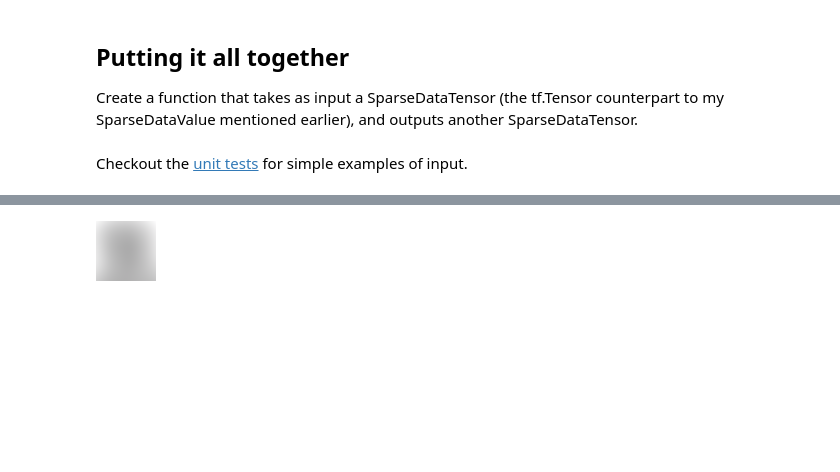
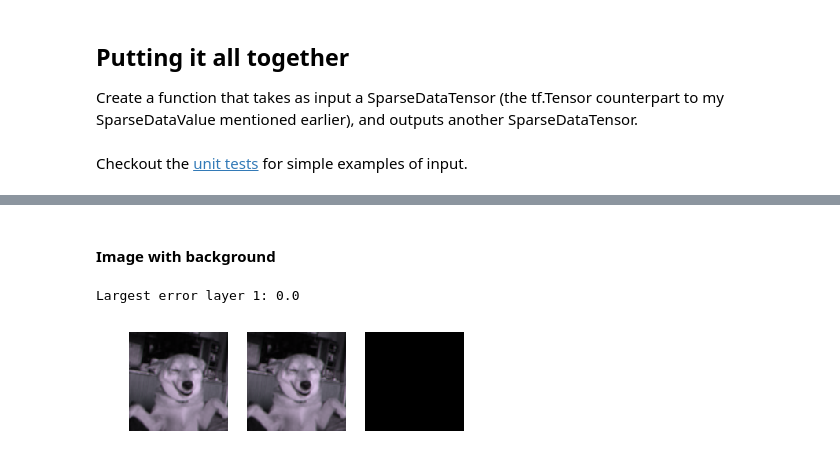
Before and after one commit to IdRatherBeCoding/sparse_cnn, a Jupyter notebook: sparse_cnn.ipynb, the cells around one changed output, grey strips where cells are left out. Drawn from its saved outputs; the diff is of its cells as text; code cells hidden in the pictures; blank space fills up the shorter version.

```diff
--- a/sparse_cnn.ipynb
+++ b/sparse_cnn.ipynb
@@ -167,4 +199,6 @@ def visualise_output(dense):
 # %%
-dog_bg_value = SparseDataValue(np.asarray(dog_bg).astype(np.float32))
+dog_bg_arr = np.asarray(dog_bg).astype(np.float32)
+dog_bg_value = SparseDataValue(dog_bg_arr)
 dog_bg_tensor = SparseDataTensor(dog_bg_value.H, dog_bg_value.M, dog_bg_value.dense_shape, dog_bg_value.ground_state)
+dog_bg_tf = tf.constant(dog_bg_arr, shape=[1, 128, 128, 3])
 # %%
@@ -198,4 +231,35 @@ output
-# %%
-visualise_output(output.to_dense())
-# %% [output]
-[figure, removed]
+# %%
+def build_3_layers_for_each_implementation(sparse_input_tensor, dense_input_tensor):
+    # layer 1
+    sparse_conv_1 = sparse_conv_2d(sparse_input_tensor, W1, f1, n_out_1, b1)
+    sparse_A1 = sparse_conv_1.apply_relu()
+
+    dense_conv_1 = tf.nn.conv2d(dense_input_tensor, tf.reshape(W1, [f1, f1, n_in_1, n_out_1]), strides=[1, 1, 1, 1], padding="VALID")
+    dense_A1 = tf.nn.relu(tf.nn.bias_add(dense_conv_1, b1))
+
+    # layer 2
+    sparse_conv_2 = sparse_conv_2d(sparse_A1, W2, f2, n_out_2, b2)
+    sparse_A2 = sparse_conv_2.apply_relu()
+
+    dense_conv_2 = tf.nn.conv2d(dense_A1, tf.reshape(W2, [f2, f2, n_out_1, n_out_2]), strides=[1, 1, 1, 1], padding="VALID")
+    dense_A2 = tf.nn.relu(tf.nn.bias_add(dense_conv_2, b2))
+
+    # layer 3
+    sparse_conv_3 = sparse_conv_2d(sparse_A2, W3, f3, n_out_3, b3)
+    sparse_A3 = sparse_conv_3.apply_relu()
+
+    dense_conv_3 = tf.nn.conv2d(dense_A2, tf.reshape(W3, [f3, f3, n_out_2, n_out_3]), strides=[1, 1, 1, 1], padding="VALID")
+    dense_A3 = tf.nn.relu(tf.nn.bias_add(dense_conv_3, b3))
+
+    return sparse_A1, sparse_A2, sparse_A3, dense_A1, dense_A2, dense_A3
+# %% [markdown]
+#### Image with background
+# %%
+sparse_A1, sparse_A2, sparse_A3, dense_A1, dense_A2, dense_A3 = \
+    build_3_layers_for_each_implementation(dog_bg_tensor, dog_bg_tf)
+# %%
+_, _, diff = compare_layer(sparse_A1, dense_A1)
+print("Largest error layer 1:", np.max(diff))
+# %% [output]
+Largest error layer 1: 0.0
+[figure, added]
```
Also changed, not shown: parts of 20 cells of this notebook.
